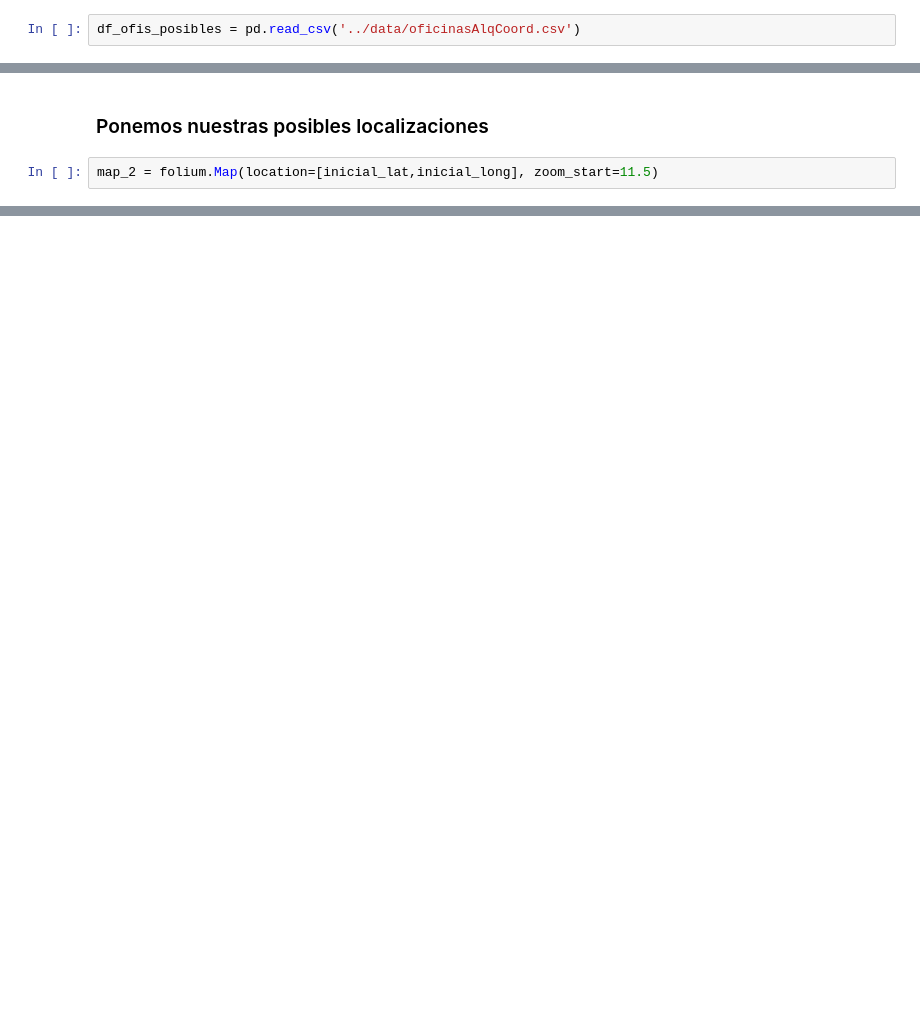
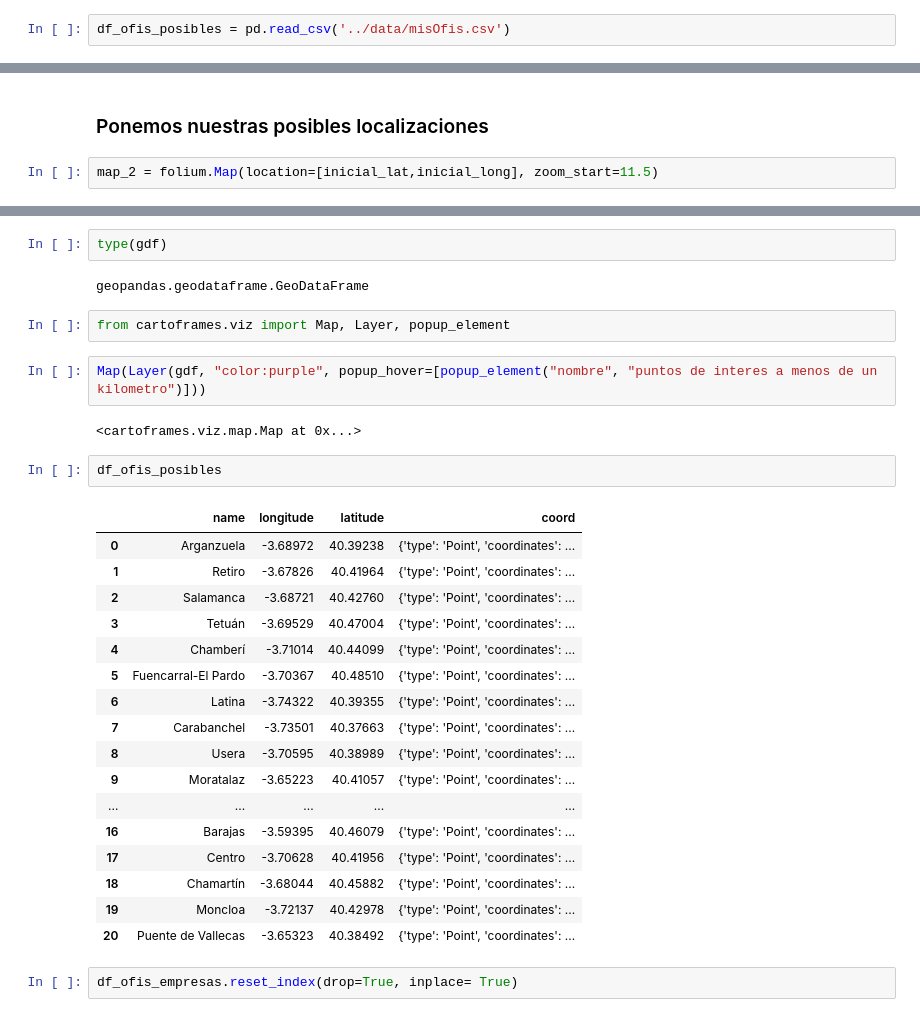
Before and after one commit to 4tolon/TheCompanyLocator, a Jupyter notebook: notebooks/VisualizacionYdatos.ipynb, the cells around one changed output, grey strips where cells are left out. Cells and saved outputs as stored; diff of their text form; blank space fills up the shorter version.

```diff
--- a/notebooks/VisualizacionYdatos.ipynb
+++ b/notebooks/VisualizacionYdatos.ipynb
@@ -13,6 +15,6 @@ import time
 # %% [markdown]
 ### Importamos los datos
 # %%
-df_ofis_posibles = pd.read_csv('../data/oficinasAlqCoord.csv')
+df_ofis_posibles = pd.read_csv('../data/misOfis.csv')
 # %%
 df_ofis_empresas = pd.read_csv('../data/empresasTech.csv')
@@ -107,0 +109,32 @@ IndexError: list index out of range
+# %%
+type(gdf)
+# %% [output]
+geopandas.geodataframe.GeoDataFrame
+# %%
+from cartoframes.viz import Map, Layer, popup_element
+# %%
+Map(Layer(gdf, "color:purple", popup_hover=[popup_element("nombre", "puntos de interes a menos de un kilometro")]))
+# %% [output]
+<cartoframes.viz.map.Map at 0x...>
+# %%
+df_ofis_posibles
+# %% [output]
+|  | name | longitude | latitude | coord |
+| 0 | Arganzuela | -3.68972 | 40.39238 | {'type': 'Point', 'coordinates': ... |
+| 1 | Retiro | -3.67826 | 40.41964 | {'type': 'Point', 'coordinates': ... |
+| 2 | Salamanca | -3.68721 | 40.42760 | {'type': 'Point', 'coordinates': ... |
+| 3 | Tetuán | -3.69529 | 40.47004 | {'type': 'Point', 'coordinates': ... |
+| 4 | Chamberí | -3.71014 | 40.44099 | {'type': 'Point', 'coordinates': ... |
+| 5 | Fuencarral-El Pardo | -3.70367 | 40.48510 | {'type': 'Point', 'coordinates': ... |
+| 6 | Latina | -3.74322 | 40.39355 | {'type': 'Point', 'coordinates': ... |
+| 7 | Carabanchel | -3.73501 | 40.37663 | {'type': 'Point', 'coordinates': ... |
+| 8 | Usera | -3.70595 | 40.38989 | {'type': 'Point', 'coordinates': ... |
+| 9 | Moratalaz | -3.65223 | 40.41057 | {'type': 'Point', 'coordinates': ... |
+| ... | ... | ... | ... | ... |
+| 16 | Barajas | -3.59395 | 40.46079 | {'type': 'Point', 'coordinates': ... |
+| 17 | Centro | -3.70628 | 40.41956 | {'type': 'Point', 'coordinates': ... |
+| 18 | Chamartín | -3.68044 | 40.45882 | {'type': 'Point', 'coordinates': ... |
+| 19 | Moncloa | -3.72137 | 40.42978 | {'type': 'Point', 'coordinates': ... |
+| 20 | Puente de Vallecas | -3.65323 | 40.38492 | {'type': 'Point', 'coordinates': ... |
+# %%
+df_ofis_empresas.reset_index(drop=True, inplace= True)
```
Also changed, not shown: parts of 10 cells of this notebook, 6 other files.
